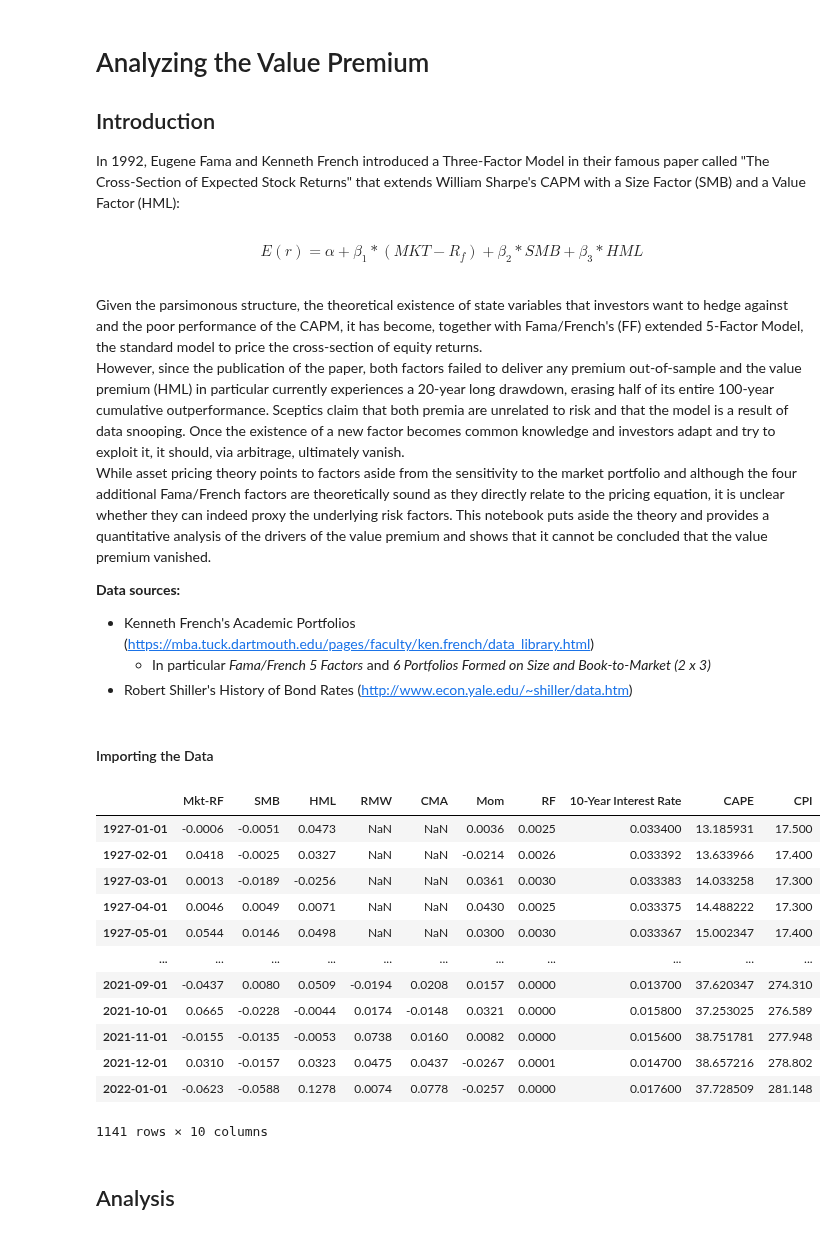
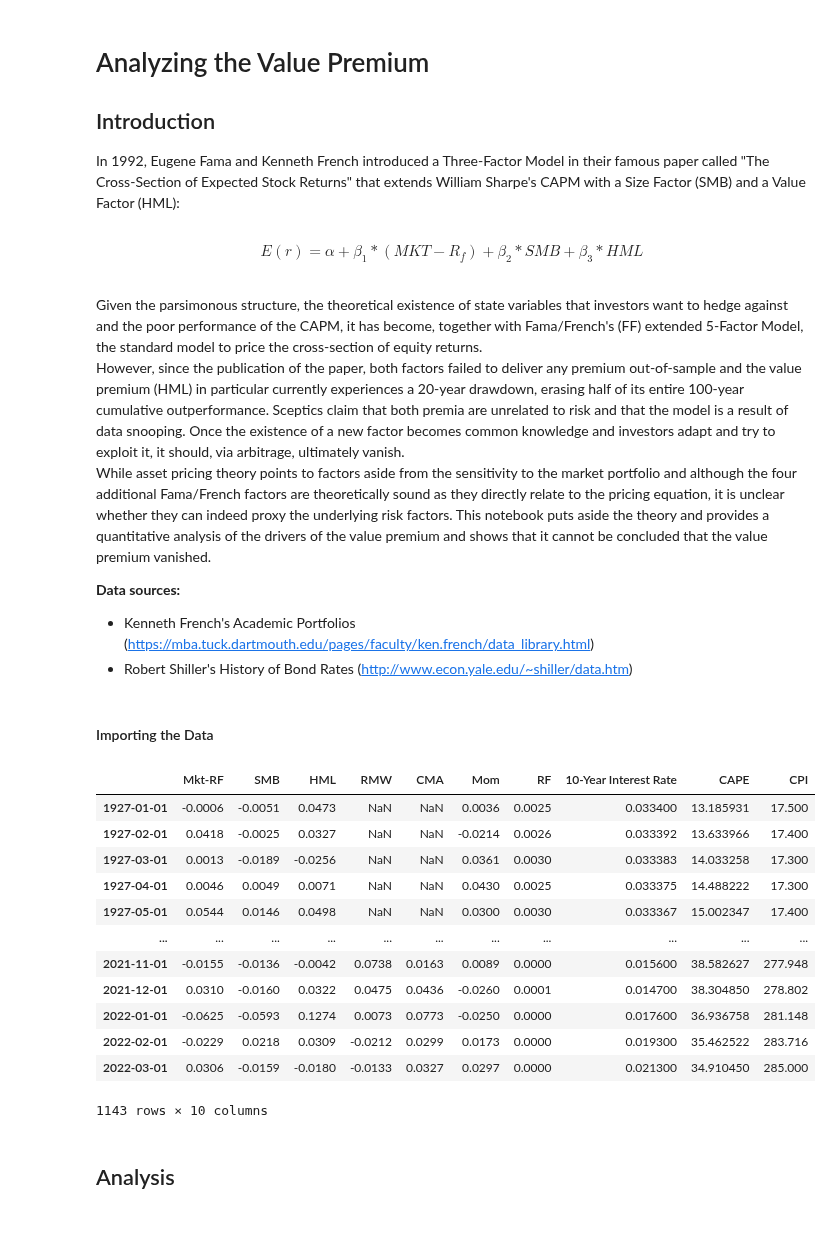
Before and after one commit to jonasniemeyer/investing-ideas, a Jupyter notebook: analyzing_the_value_premium.ipynb, the cells around one changed output. Saved outputs shown, nothing was run; the diff lists cells and outputs as text; code cells hidden in the pictures.

```diff
--- a/analyzing_the_value_premium.ipynb
+++ b/analyzing_the_value_premium.ipynb
@@ -8,13 +8,12 @@ $$ E(r) = \alpha + \beta_{1} *  (MKT-R_f) + \beta_{2} * SMB + \beta_{3} * HML $$
 <br>
 Given the parsimonous structure, the theoretical existence of state variables that investors want to hedge against and the poor performance of the CAPM, it has become, together with Fama/French's (FF) extended 5-Factor Model, the standard model to price the cross-section of equity returns.
 <br>
-However, since the publication of the paper, both factors failed to deliver any premium out-of-sample and the value premium (HML) in particular currently experiences a 20-year long drawdown, erasing half of its entire 100-year cumulative outperformance. Sceptics claim that both premia are unrelated to risk and that the model is a result of data snooping. Once the existence of a new factor becomes common knowledge and investors adapt and try to exploit it, it should, via arbitrage, ultimately vanish.
+However, since the publication of the paper, both factors failed to deliver any premium out-of-sample and the value premium (HML) in particular currently experiences a 20-year drawdown, erasing half of its entire 100-year cumulative outperformance. Sceptics claim that both premia are unrelated to risk and that the model is a result of data snooping. Once the existence of a new factor becomes common knowledge and investors adapt and try to exploit it, it should, via arbitrage, ultimately vanish.
 <br>
 While asset pricing theory points to factors aside from the sensitivity to the market portfolio and although the four additional Fama/French factors are theoretically sound as they directly relate to the pricing equation, it is unclear whether they can indeed proxy the underlying risk factors. This notebook puts aside the theory and provides a quantitative analysis of the drivers of the value premium and shows that it cannot be concluded that the value premium vanished.
 
 **Data sources:**
 * Kenneth French's Academic Portfolios (https://mba.tuck.dartmouth.edu/pages/faculty/ken.french/data_library.html)
-  * In particular *Fama/French 5 Factors* and *6 Portfolios Formed on Size and Book-to-Market (2 x 3)*
 * Robert Shiller's History of Bond Rates (http://www.econ.yale.edu/~shiller/data.htm)
 # %% [markdown]
 #### Importing the Data
@@ -30,30 +29,30 @@ from finance_data import FrenchReader, ShillerReader
 plt.style.use("seaborn")
 plt.rcParams["figure.figsize"] = (12,6)
 # %%
-shiller_data = ShillerReader.cape()[["10-Year Interest Rate", "CAPE", "CPI"]]
+shiller_data = shiller_cape()[["10-Year Interest Rate", "CAPE", "CPI"]]
 shiller_data["10-Year Interest Rate"] /= 100
 ff3 = FrenchReader("F-F_Research_Data_Factors").read()["Main"] / 100
 ff5 = FrenchReader("F-F_Research_Data_5_Factors_2x3").read()["Main"] / 100
 mom = FrenchReader("F-F_Momentum_Factor").read()["Main"] / 100
 df = pd.concat([ff3, mom, shiller_data], axis=1).dropna()
 df["RMW"] = ff5["RMW"]
 df["CMA"] = ff5["CMA"]
 df = df[["Mkt-RF", "SMB", "HML", "RMW", "CMA", "Mom", "RF", "10-Year Interest Rate", "CAPE", "CPI"]]
 df
 # %% [output]
 |  | Mkt-RF | SMB | HML | RMW | CMA | Mom | RF | 10-Year Interest Rate | CAPE | CPI |
 | 1927-01-01 | -0.0006 | -0.0051 | 0.0473 | NaN | NaN | 0.0036 | 0.0025 | 0.033400 | 13.185931 | 17.500 |
 | 1927-02-01 | 0.0418 | -0.0025 | 0.0327 | NaN | NaN | -0.0214 | 0.0026 | 0.033392 | 13.633966 | 17.400 |
 | 1927-03-01 | 0.0013 | -0.0189 | -0.0256 | NaN | NaN | 0.0361 | 0.0030 | 0.033383 | 14.033258 | 17.300 |
 | 1927-04-01 | 0.0046 | 0.0049 | 0.0071 | NaN | NaN | 0.0430 | 0.0025 | 0.033375 | 14.488222 | 17.300 |
 | 1927-05-01 | 0.0544 | 0.0146 | 0.0498 | NaN | NaN | 0.0300 | 0.0030 | 0.033367 | 15.002347 | 17.400 |
 | ... | ... | ... | ... | ... | ... | ... | ... | ... | ... | ... |
-| 2021-09-01 | -0.0437 | 0.0080 | 0.0509 | -0.0194 | 0.0208 | 0.0157 | 0.0000 | 0.013700 | 37.620347 | 274.310 |
-| 2021-10-01 | 0.0665 | -0.0228 | -0.0044 | 0.0174 | -0.0148 | 0.0321 | 0.0000 | 0.015800 | 37.253025 | 276.589 |
-| 2021-11-01 | -0.0155 | -0.0135 | -0.0053 | 0.0738 | 0.0160 | 0.0082 | 0.0000 | 0.015600 | 38.751781 | 277.948 |
-| 2021-12-01 | 0.0310 | -0.0157 | 0.0323 | 0.0475 | 0.0437 | -0.0267 | 0.0001 | 0.014700 | 38.657216 | 278.802 |
-| 2022-01-01 | -0.0623 | -0.0588 | 0.1278 | 0.0074 | 0.0778 | -0.0257 | 0.0000 | 0.017600 | 37.728509 | 281.148 |
+| 2021-11-01 | -0.0155 | -0.0136 | -0.0042 | 0.0738 | 0.0163 | 0.0089 | 0.0000 | 0.015600 | 38.582627 | 277.948 |
+| 2021-12-01 | 0.0310 | -0.0160 | 0.0322 | 0.0475 | 0.0436 | -0.0260 | 0.0001 | 0.014700 | 38.304850 | 278.802 |
+| 2022-01-01 | -0.0625 | -0.0593 | 0.1274 | 0.0073 | 0.0773 | -0.0250 | 0.0000 | 0.017600 | 36.936758 | 281.148 |
+| 2022-02-01 | -0.0229 | 0.0218 | 0.0309 | -0.0212 | 0.0299 | 0.0173 | 0.0000 | 0.019300 | 35.462522 | 283.716 |
+| 2022-03-01 | 0.0306 | -0.0159 | -0.0180 | -0.0133 | 0.0327 | 0.0297 | 0.0000 | 0.021300 | 34.910450 | 285.000 |
-1141 rows × 10 columns
+1143 rows × 10 columns
 # %%
 bm_sorted_data = FrenchReader("Portfolios_Formed_on_BE-ME").read()
 bm_size_sorted_data = FrenchReader("6_Portfolios_2x3").read()
```
Also changed, not shown: parts of 17 cells of this notebook.
